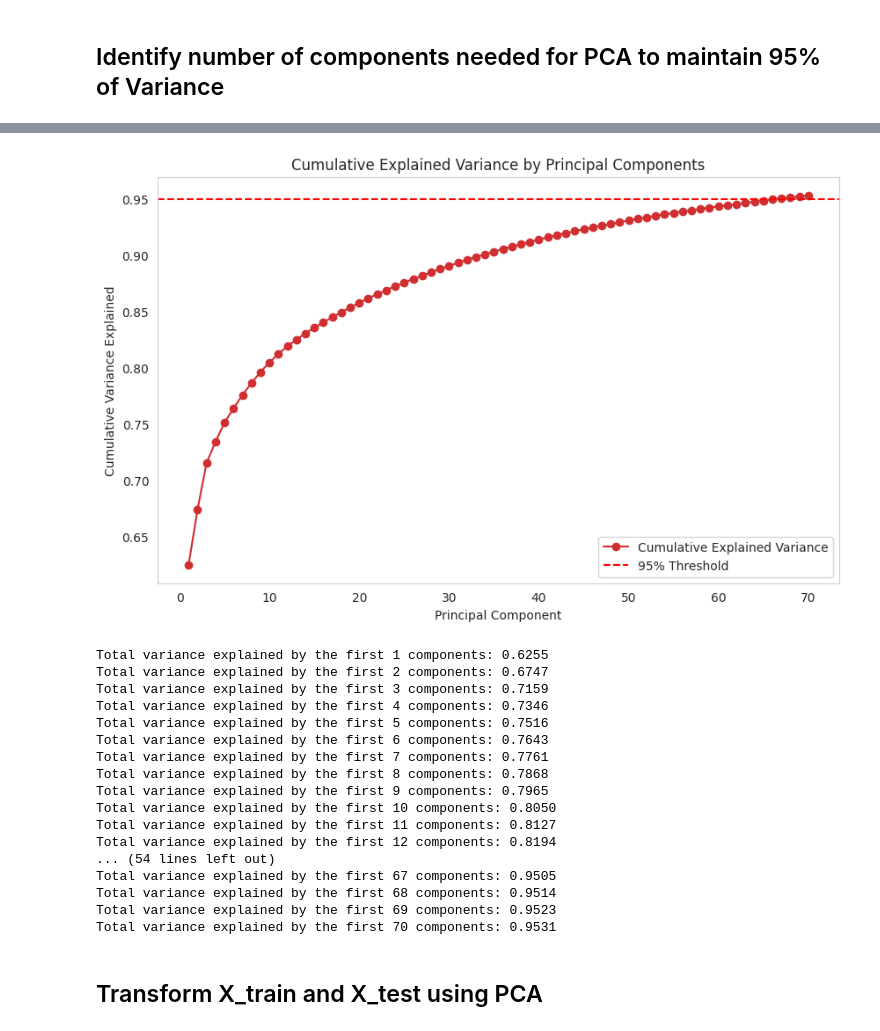
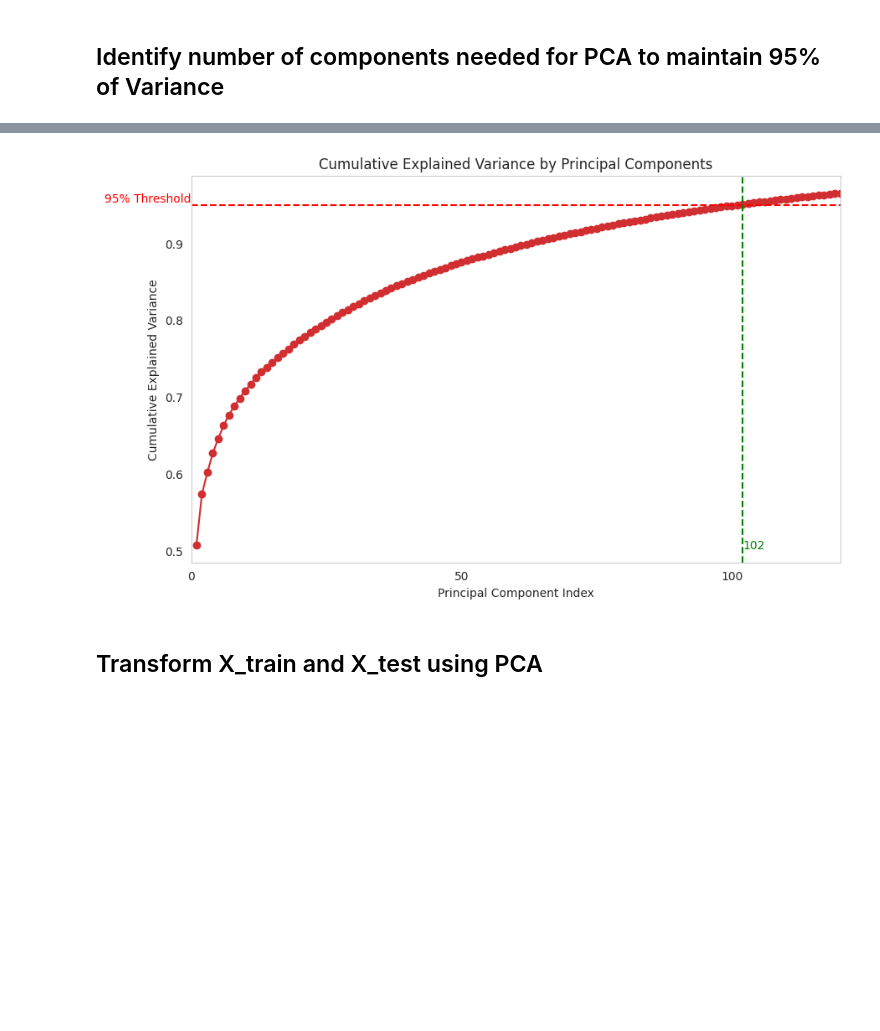
Before and after one commit to ronniepiku/EE52036_project, a Jupyter notebook: data_preprocessing.ipynb, the cells around one changed output, grey strips where cells are left out. Cells and saved outputs as stored; diff of their text form; code cells hidden in the pictures; blank space fills up the shorter version.

```diff
--- a/data_preprocessing.ipynb
+++ b/data_preprocessing.ipynb
@@ -345,2 +350,12 @@ plt.show()
+# %%
+scaler = StandardScaler()
+
+# Fit the scaler on the training data
+scaler.fit(X_train)
+
+# Transform the training, test, and validation data using the fitted scaler
+X_train_scaled = scaler.transform(X_train)
+X_test_scaled = scaler.transform(X_test)
+X_val_scaled = scaler.transform(X_val)
 # %% [markdown]
 ## Identify number of components needed for PCA to maintain 95% of Variance
@@ -347,45 +398,32 @@ plt.show()
 # %%
 # Fit PCA on your dataset
-pca = PCA(n_components=70)
-X_train_pca = pca.fit_transform(X_train)  # Use fit_transform to get the transformed data
-explained_variance = pca.explained_variance_ratio_
+pca = PCA(n_components=120)
+X_train_pca = pca.fit_transform(X_train_scaled)  # Use fit_transform to get the transformed data
 
-# Calculate cumulative explained variance
-cumulative_variance = explained_variance.cumsum()
+# Calculate the cumulative explained variance
+cumulative_explained_variance = np.cumsum(pca.explained_variance_ratio_)
 
-# Plot explained variance
+# Create a plot for cumulative explained variance
 plt.figure(figsize=(10, 6))
-plt.plot(range(1, len(explained_variance) + 1), cumulative_variance, marker='o', label='Cumulative Explained Variance')
+plt.plot(range(1, len(cumulative_explained_variance) + 1), cumulative_explained_variance, marker='o', linestyle='-')
 plt.title('Cumulative Explained Variance by Principal Components')
-plt.xlabel('Principal Component')
-plt.ylabel('Cumulative Variance Explained')
+plt.xlabel('Principal Component Index')
+plt.ylabel('Cumulative Explained Variance')
 plt.grid()
-plt.axhline(y=0.95, color='r', linestyle='--', label='95% Threshold')  # Optional: add a line for the 90% threshold
-plt.legend()
+plt.xlim(1, len(cumulative_explained_variance)) # Set x-axis limits
+plt.xticks(np.arange(0, len(cumulative_explained_variance) + 1, step=50)) # Set x-ticks at intervals
+plt.axhline(y=0.95, color='r', linestyle='--') # Optional line at 95% explained variance
+
+# Find the index for the first principal component that exceeds 95% cumulative explained variance
+index_95 = np.argmax(cumulative_explained_variance >= 0.95) + 1 # +1 to convert to 1-based index
+
+# Add a vertical line at the 95% threshold component
+plt.axvline(x=index_95, color='g', linestyle='--')
+plt.text(index_95, 0.5, f'{index_95}', color='green', verticalalignment='bottom', horizontalalignment='left')
+plt.text(0, 0.95, '95% Threshold', color='red', verticalalignment='bottom', horizontalalignment='right')
 plt.show()
-
-# Print total variance explained by each principal component
-for i, var in enumerate(cumulative_variance):
-    print(f'Total variance explained by the first {i + 1} components: {var:.4f}')
 # %% [output]
-[figure, old version]
+[figure, new version]
-Total variance explained by the first 1 components: 0.6255
-Total variance explained by the first 2 components: 0.6747
-Total variance explained by the first 3 components: 0.7159
-Total variance explained by the first 4 components: 0.7346
-Total variance explained by the first 5 components: 0.7516
-Total variance explained by the first 6 components: 0.7643
-Total variance explained by the first 7 components: 0.7761
-Total variance explained by the first 8 components: 0.7868
-Total variance explained by the first 9 components: 0.7965
-Total variance explained by the first 10 components: 0.8050
-Total variance explained by the first 11 components: 0.8127
-Total variance explained by the first 12 components: 0.8194
-... (54 lines left out)
-Total variance explained by the first 67 components: 0.9505
-Total variance explained by the first 68 components: 0.9514
-Total variance explained by the first 69 components: 0.9523
-Total variance explained by the first 70 components: 0.9531
 # %% [markdown]
 ## Transform X_train and X_test using PCA
 # %%
```
Also changed, not shown: parts of 16 cells of this notebook.
